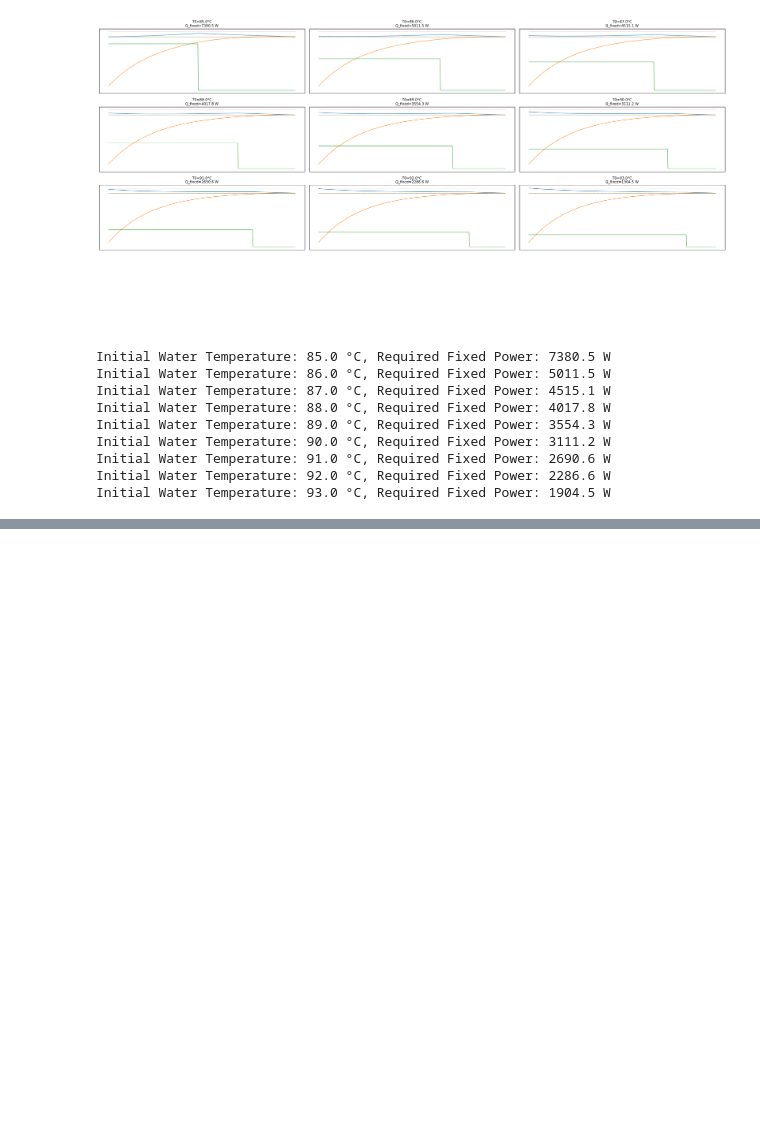
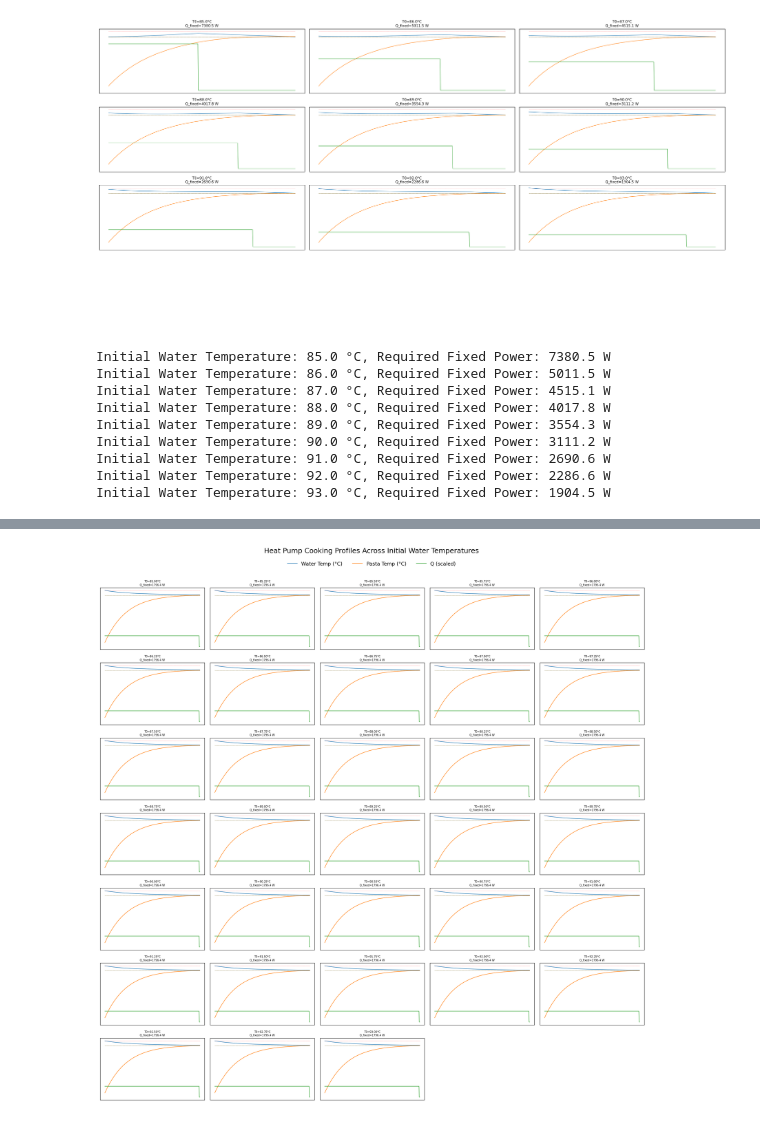
Before and after one commit to ahaeseli/SHC_project, a Jupyter notebook: Worst_case_power.ipynb, the cells around one changed output, grey strips where cells are left out. Saved outputs shown, nothing was run; the diff lists cells and outputs as text; code cells hidden in the pictures; blank space fills up the shorter version.

```diff
--- a/Worst_case_power.ipynb
+++ b/Worst_case_power.ipynb
@@ -272,0 +305,54 @@ Initial Water Temperature: 93.00 °C, Required Fixed Power: 1796.4 W
+# %%
+import matplotlib.pyplot as plt
+import numpy as np
+
+# Example variables for structure
+fig_cols = 5  # Fewer plots per row
+fig_rows = int(np.ceil(len(T_water_0_range) / fig_cols))
+fig, axs = plt.subplots(fig_rows, fig_cols, figsize=(fig_cols * 4, fig_rows * 3))
+axs = axs.flatten()
+
+# Plotting loop (you already have the model solve part above this)
+for idx, T_water_0 in enumerate(T_water_0_range):
+    if model.status == GRB.OPTIMAL:
+        ax = axs[idx]
+        ax.plot(t / 60, T_water_vals, label="Water Temp (°C)", linewidth=1.1)
+        ax.plot(t / 60, T_pasta_vals, label="Pasta Temp (°C)", linewidth=1.1)
+        ax.plot(t / 60, Q_vals / 100, label="Q (scaled)", linewidth=1.1)
+        ax.hlines([85, 93], 0, tc_s / 60, colors='r', linestyles='dotted', linewidth=0.5)
+        ax.hlines([85], 0, tc_s / 60, colors='g', linestyles='dotted', linewidth=0.5)
+        ax.set_title(f"T0={T_water_0:.2f}°C\nQ_fixed={Q_fixed_val:.1f} W", fontsize=7)
+        ax.set_xticks([])
+        ax.set_yticks([])
+        ax.grid(True)
+    else:
+        axs[idx].set_title(f"T0={T_water_0:.2f}°C\nNo Solution", fontsize=7)
+        axs[idx].axis("off")
+
+# Turn off unused axes
+for ax in axs[len(T_water_0_range):]:
+    ax.axis("off")
+
+# Add a supertitle
+fig.suptitle("Heat Pump Cooking Profiles Across Initial Water Temperatures", fontsize=18, y=0.96)
+
+# Collect legend handles from one subplot
+handles, labels = axs[0].get_legend_handles_labels()
+# Remove duplicates
+unique = dict(zip(labels, handles))
+
+# Add shared legend below the title, above the plots
+fig.legend(
+    unique.values(), unique.keys(),
+    loc='lower center',
+    ncol=3,
+    fontsize=13,
+    frameon=False,
+    bbox_to_anchor=(0.5, 0.92)  # Just below the title
+)
+
+# Adjust layout
+plt.tight_layout(rect=[0, 0, 1, 0.93])  # Leave space at the top
+plt.show()
+# %% [output]
+[figure, added]
```
Also changed, not shown: parts of 3 cells of this notebook.
